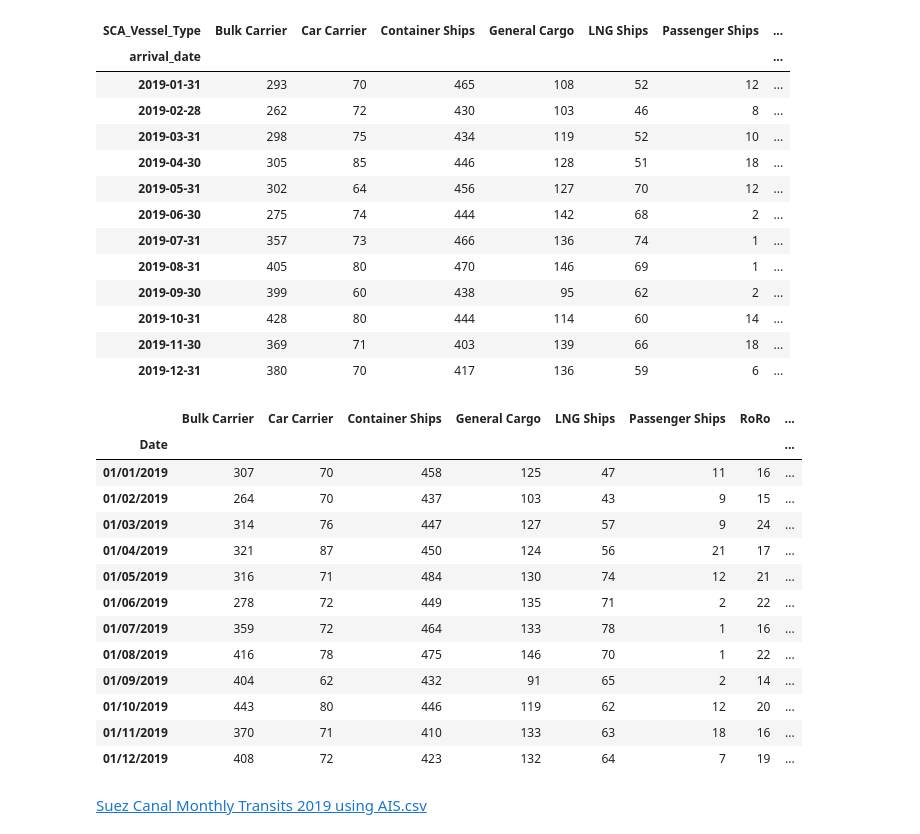
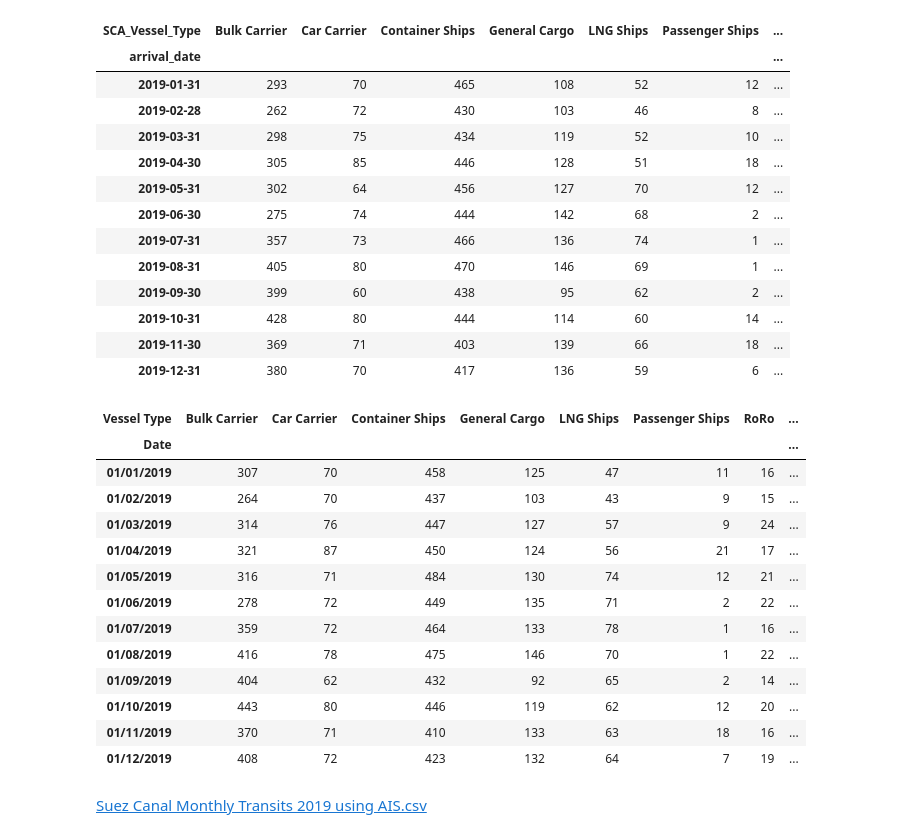
Before and after one commit to ADB-Data-Division/ais_passageways, a Jupyter notebook: notebooks/Suez Canal Benchmarking.ipynb, the cells around one changed output. Drawn from its saved outputs; the diff is of its cells as text; code cells hidden in the pictures.

```diff
--- a/notebooks/Suez Canal Benchmarking.ipynb
+++ b/notebooks/Suez Canal Benchmarking.ipynb
@@ -326,4 +340,0 @@ sca.head()
-# %%
-#remove Others, or the Non-Cargo related vessel types
-sca['Total'] = sca['Total'] - sca['Others']
-sca.drop(columns=['Others'], inplace=True)
@@ -361,23 +357,23 @@ transits_stats
 | 2019-10-31 | 428 | 80 | 444 | 114 | 60 | 14 | ... |
 | 2019-11-30 | 369 | 71 | 403 | 139 | 66 | 18 | ... |
 | 2019-12-31 | 380 | 70 | 417 | 136 | 59 | 6 | ... |
-# %%
-sca[sorted(sca.drop(columns=['Total'])) + ['Total']]
-# %% [output]
-|  | Bulk Carrier | Car Carrier | Container Ships | General Cargo | LNG Ships | Passenger Ships | RoRo | ... |
-| Date |  |  |  |  |  |  |  | ... |
-| 01/01/2019 | 307 | 70 | 458 | 125 | 47 | 11 | 16 | ... |
-| 01/02/2019 | 264 | 70 | 437 | 103 | 43 | 9 | 15 | ... |
-| 01/03/2019 | 314 | 76 | 447 | 127 | 57 | 9 | 24 | ... |
-| 01/04/2019 | 321 | 87 | 450 | 124 | 56 | 21 | 17 | ... |
-| 01/05/2019 | 316 | 71 | 484 | 130 | 74 | 12 | 21 | ... |
-| 01/06/2019 | 278 | 72 | 449 | 135 | 71 | 2 | 22 | ... |
-| 01/07/2019 | 359 | 72 | 464 | 133 | 78 | 1 | 16 | ... |
-| 01/08/2019 | 416 | 78 | 475 | 146 | 70 | 1 | 22 | ... |
-| 01/09/2019 | 404 | 62 | 432 | 91 | 65 | 2 | 14 | ... |
-| 01/10/2019 | 443 | 80 | 446 | 119 | 62 | 12 | 20 | ... |
-| 01/11/2019 | 370 | 71 | 410 | 133 | 63 | 18 | 16 | ... |
-| 01/12/2019 | 408 | 72 | 423 | 132 | 64 | 7 | 19 | ... |
+# %%
+sca[sca['Vessel Type']!="Others"].groupby(['Date','Vessel Type'])['Transit Count'].sum().unstack()
+# %% [output]
+| Vessel Type | Bulk Carrier | Car Carrier | Container Ships | General Cargo | LNG Ships | Passenger Ships | RoRo | ... |
+| Date |  |  |  |  |  |  |  | ... |
+| 01/01/2019 | 307 | 70 | 458 | 125 | 47 | 11 | 16 | ... |
+| 01/02/2019 | 264 | 70 | 437 | 103 | 43 | 9 | 15 | ... |
+| 01/03/2019 | 314 | 76 | 447 | 127 | 57 | 9 | 24 | ... |
+| 01/04/2019 | 321 | 87 | 450 | 124 | 56 | 21 | 17 | ... |
+| 01/05/2019 | 316 | 71 | 484 | 130 | 74 | 12 | 21 | ... |
+| 01/06/2019 | 278 | 72 | 449 | 135 | 71 | 2 | 22 | ... |
+| 01/07/2019 | 359 | 72 | 464 | 133 | 78 | 1 | 16 | ... |
+| 01/08/2019 | 416 | 78 | 475 | 146 | 70 | 1 | 22 | ... |
+| 01/09/2019 | 404 | 62 | 432 | 92 | 65 | 2 | 14 | ... |
+| 01/10/2019 | 443 | 80 | 446 | 119 | 62 | 12 | 20 | ... |
+| 01/11/2019 | 370 | 71 | 410 | 133 | 63 | 18 | 16 | ... |
+| 01/12/2019 | 408 | 72 | 423 | 132 | 64 | 7 | 19 | ... |
 # %%
 #To get the outputs for  local storage
 af.create_download_link(transits_stats, "Suez Canal Monthly Transits 2019 using AIS.csv","Suez Canal Monthly Transits 2019 using AIS.csv")
```
Also changed, not shown: parts of 29 cells of this notebook.
